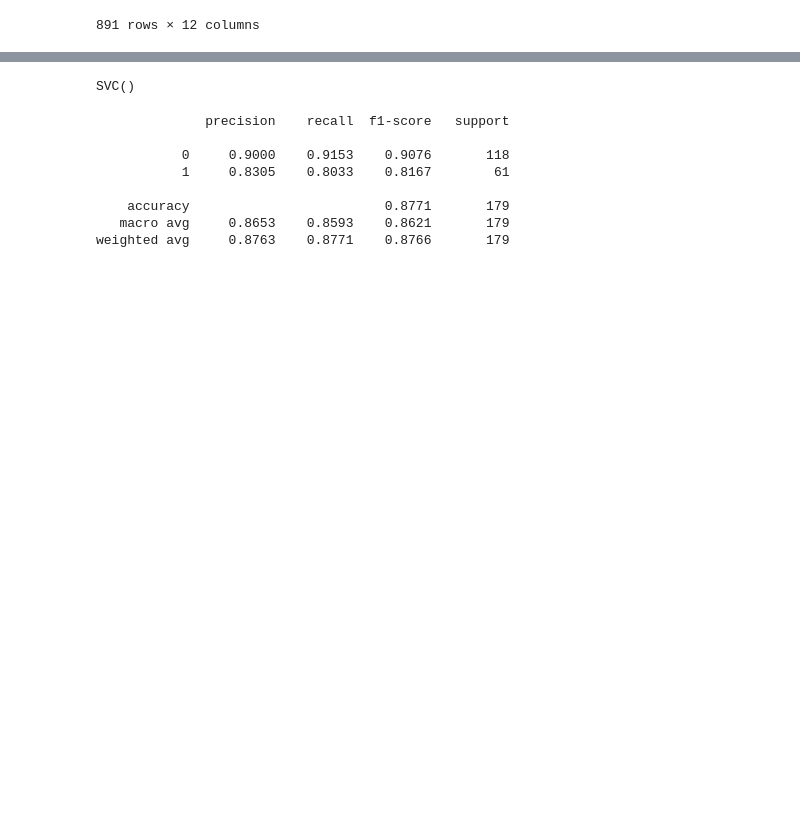
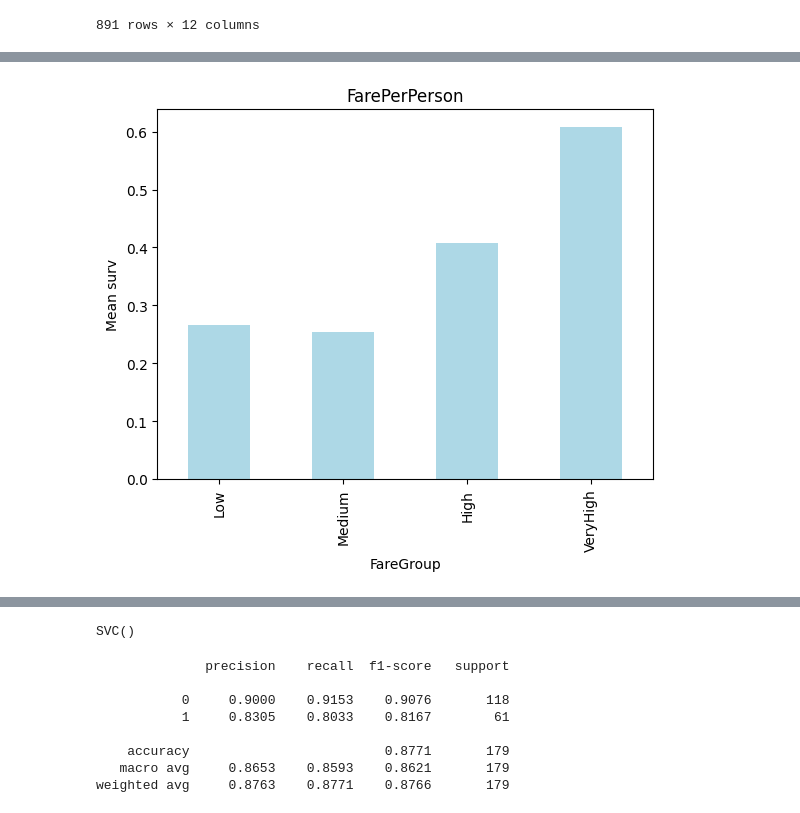
Before and after one commit to KAKAkomboo/AI-AND-ML, a Jupyter notebook: Titanic_Dataset/DSTitanic.ipynb, the cells around one changed output, grey strips where cells are left out. Saved outputs shown, nothing was run; the diff lists cells and outputs as text; code cells hidden in the pictures; blank space fills up the shorter version.

```diff
--- a/Titanic_Dataset/DSTitanic.ipynb
+++ b/Titanic_Dataset/DSTitanic.ipynb
@@ -74,0 +102,12 @@ df['AgeClass'] = df['AgeGroup'] * df['Pclass']
+# %%
+# Ціна більша - то більший шанс - довести це
+
+df['FareGroup'] = pd.qcut(df['FarePerPerson'], 4, labels=['Low', 'Medium', 'High', 'VeryHigh'])
+fare_survival = df.groupby('FareGroup')['Survived'].mean()
+
+fare_survival.plot(kind='bar', color='lightblue')
+plt.ylabel('Mean surv')
+plt.title('FarePerPerson')
+plt.show()
+# %% [output]
+[figure, added]
```
Also changed, not shown: parts of 4 cells of this notebook.
